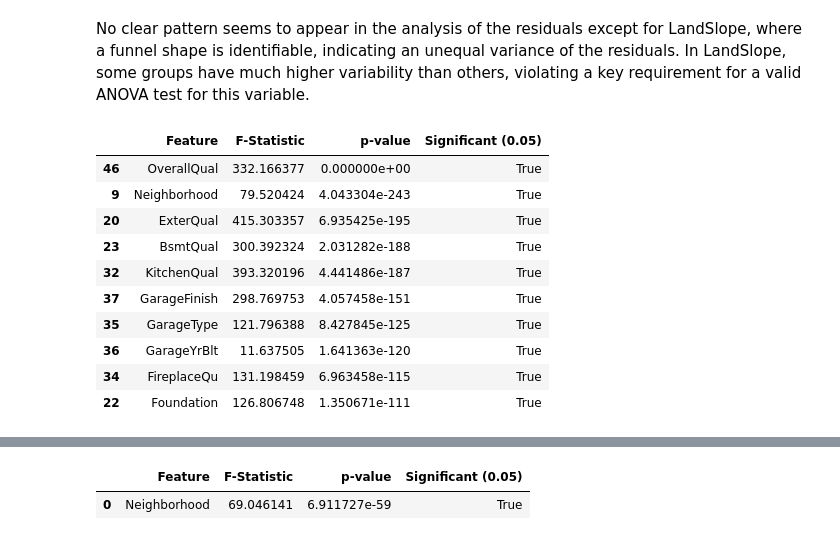
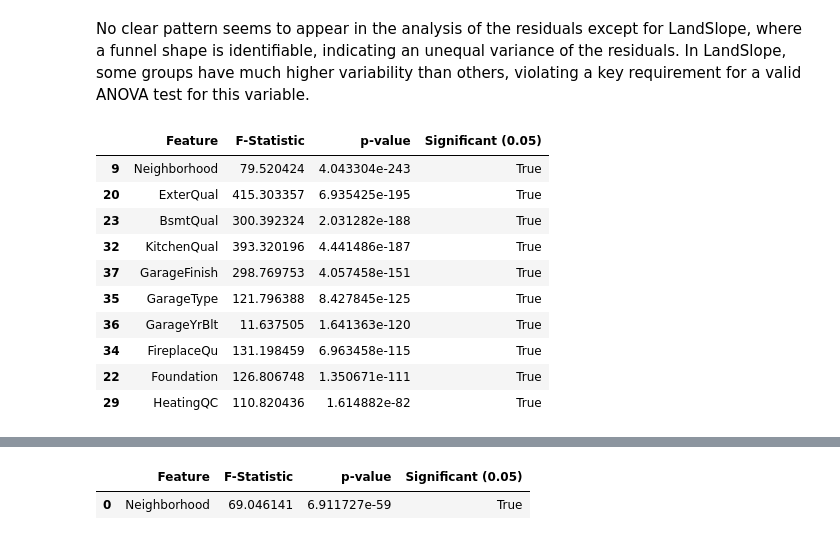
Before and after one commit to cpalescan/cstat, a Jupyter notebook: project_MAIN.ipynb, the cells around one changed output, grey strips where cells are left out. Drawn from its saved outputs; the diff is of its cells as text; code cells hidden in the pictures.

```diff
--- a/project_MAIN.ipynb
+++ b/project_MAIN.ipynb
@@ -624,27 +624,24 @@ for feature in features:
 # %% [markdown]
 No clear pattern seems to appear in the analysis of the residuals except for LandSlope, where a funnel shape is identifiable, indicating an unequal variance of the residuals. In LandSlope, some groups have much higher variability than others, violating a key requirement for a valid ANOVA test for this variable.
 # %%
-# Out of curiosity we decide to check the results for all the categorical columns
+# Out of curiosity we decide to check the results for all the columns
 all_features = train.select_dtypes(include=["object", "str"]).columns.tolist()
-# OverallQual uses numbers so it gets lost with the previous selection
-all_features.append("OverallQual")
 
 results = []
 for col in all_features:
     groups = [group["SalePrice_log"].values for name, group in train.groupby(col)]
     f_stat, p_val = stats.f_oneway(*groups)
     results.append({
         "Feature": col,
         "F-Statistic": f_stat,
         "p-value": p_val,
         "Significant (0.05)": p_val < 0.05
     })
 
 anova_t = pd.DataFrame(results).sort_values(by="p-value", ascending=True)
 anova_t.head(10)
 # %% [output]
 |  | Feature | F-Statistic | p-value | Significant (0.05) |
-| 46 | OverallQual | 332.166377 | 0.000000e+00 | True |
 | 9 | Neighborhood | 79.520424 | 4.043304e-243 | True |
 | 20 | ExterQual | 415.303357 | 6.935425e-195 | True |
 | 23 | BsmtQual | 300.392324 | 2.031282e-188 | True |
@@ -654,6 +651,7 @@ anova_t.head(10)
 | 36 | GarageYrBlt | 11.637505 | 1.641363e-120 | True |
 | 34 | FireplaceQu | 131.198459 | 6.963458e-115 | True |
 | 22 | Foundation | 126.806748 | 1.350671e-111 | True |
+| 29 | HeatingQC | 110.820436 | 1.614882e-82 | True |
 # %%
 model = ols(f'SalePrice_log ~ Neighborhood', data=train).fit()
 
```
Also changed, not shown: parts of 14 cells of this notebook.
